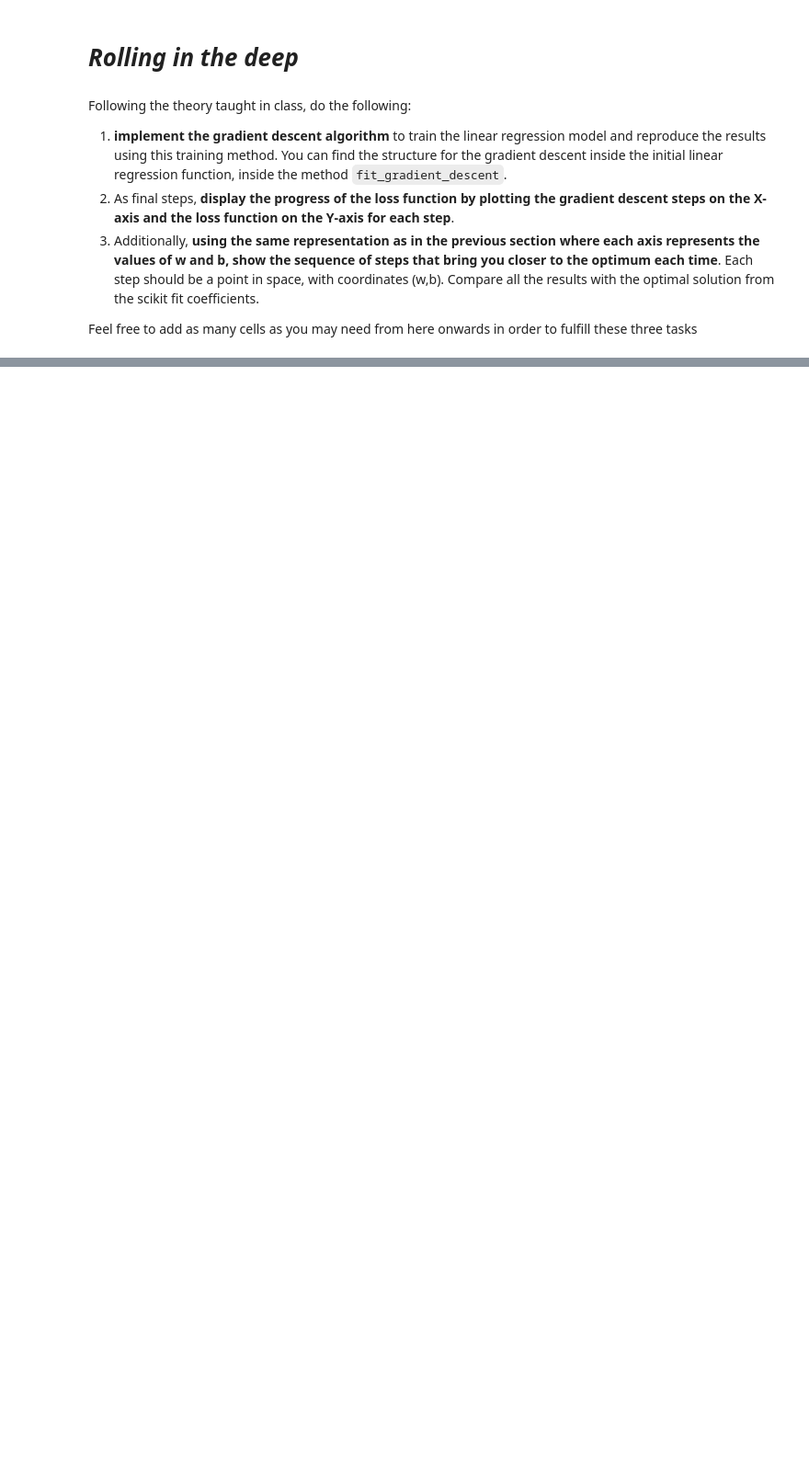
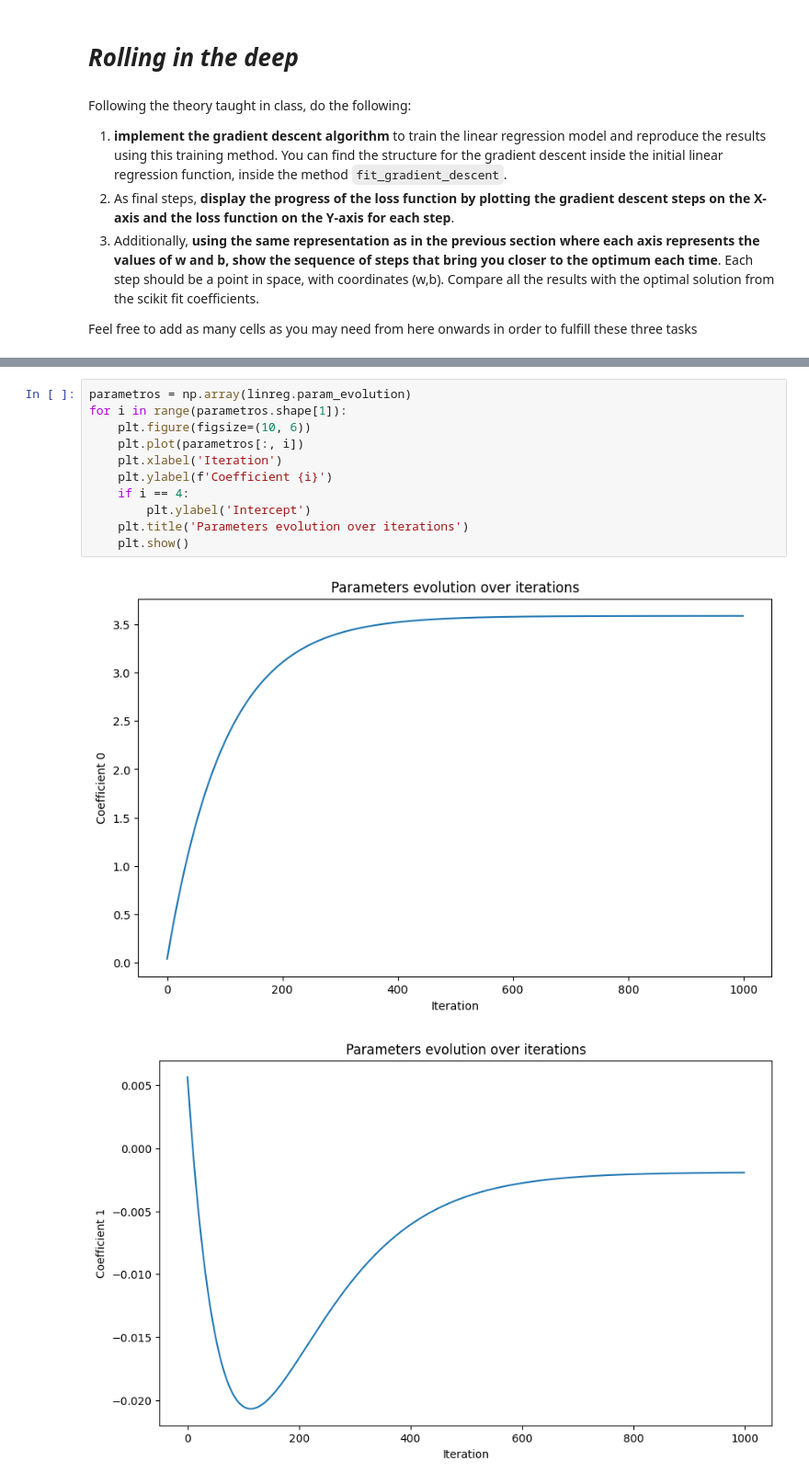
Before and after one commit to ICAI-IMAT-ML/p2-4-juanmoraga05, a Jupyter notebook: notebook/Lab_2_4_LR2.ipynb, the cells around one changed output, grey strips where cells are left out. Shown at 92% size. Cells and saved outputs as stored; diff of their text form; blank space fills up the shorter version.

```diff
--- a/notebook/Lab_2_4_LR2.ipynb
+++ b/notebook/Lab_2_4_LR2.ipynb
@@ -366,0 +428,14 @@ Feel free to add as many cells as you may need from here onwards in order to ful
+# %%
+parametros = np.array(linreg.param_evolution)
+for i in range(parametros.shape[1]):
+    plt.figure(figsize=(10, 6))
+    plt.plot(parametros[:, i])
+    plt.xlabel('Iteration')
+    plt.ylabel(f'Coefficient {i}')
+    if i == 4:
+        plt.ylabel('Intercept')
+    plt.title('Parameters evolution over iterations')
+    plt.show()
+# %% [output]
+[figure, added]
+[figure, added]
```
Also changed, not shown: parts of 9 cells of this notebook, 1 other file.
